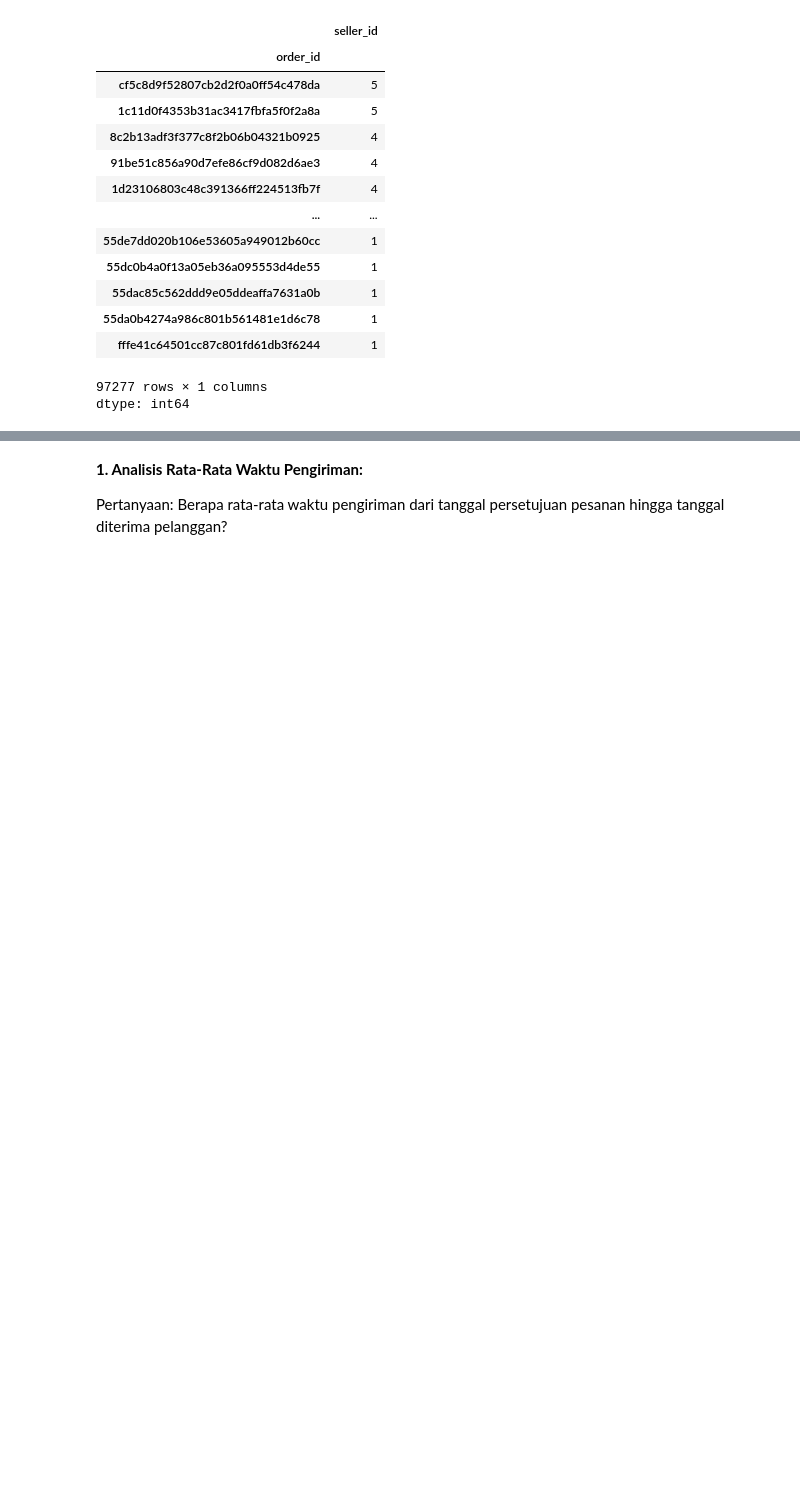
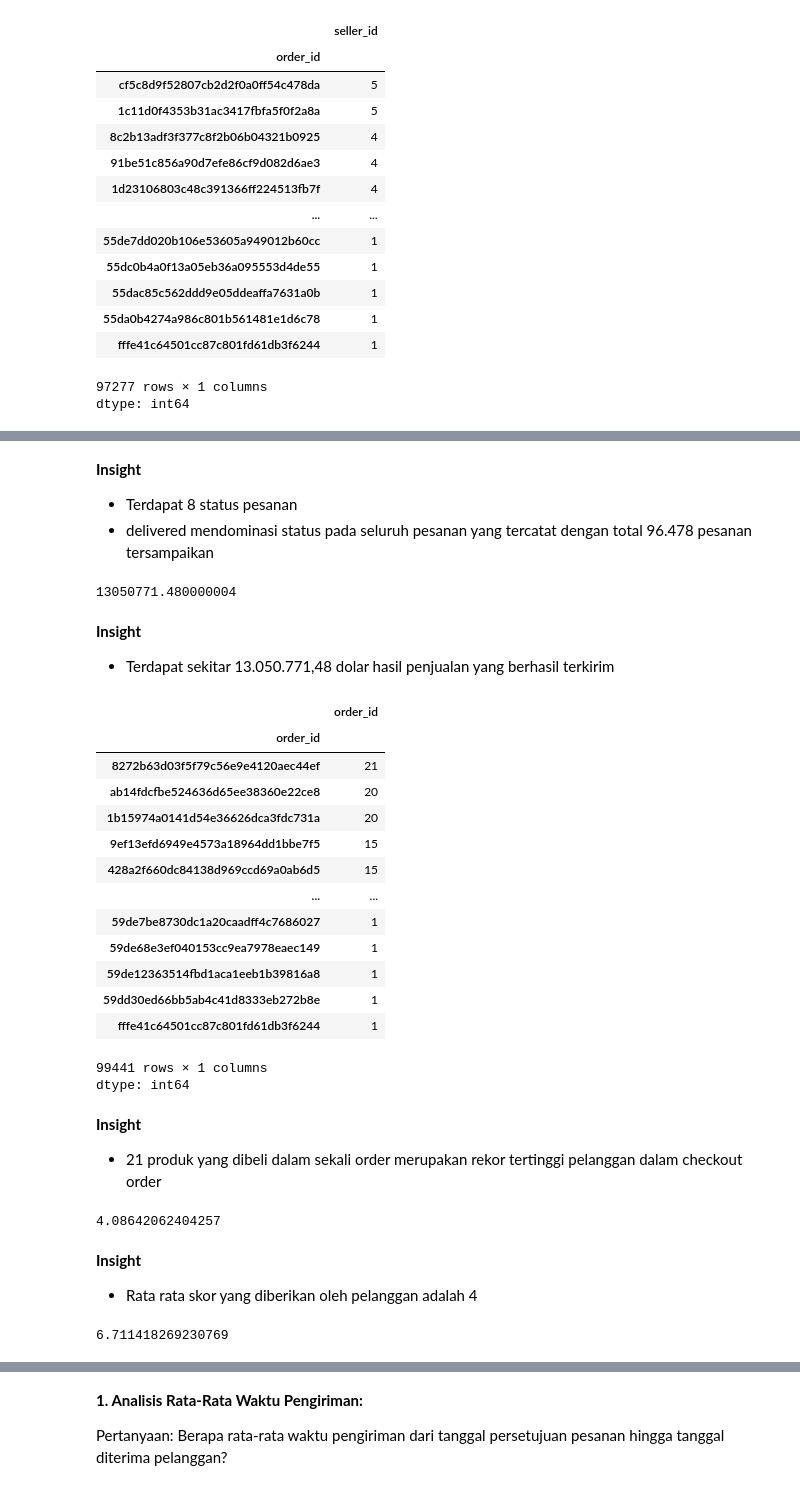
Before and after one commit to haikalee/brazillian-e-commerce-analysis, a Jupyter notebook: notebook.ipynb, the cells around one changed output, grey strips where cells are left out. Drawn from its saved outputs; the diff is of its cells as text; code cells hidden in the pictures; blank space fills up the shorter version.

```diff
--- a/notebook.ipynb
+++ b/notebook.ipynb
@@ -470,0 +495,39 @@ all_df = pd.merge(
+# %% [markdown]
+**Insight**
+* Terdapat 8 status pesanan
+* delivered mendominasi status pada seluruh pesanan yang tercatat dengan total 96.478 pesanan tersampaikan
+# %%
+o_detail_df[o_detail_df['order_status'] == 'delivered'].price.sum()
+# %% [output]
+13050771.480000004
+# %% [markdown]
+**Insight**
+* Terdapat sekitar 13.050.771,48 dolar hasil penjualan yang berhasil terkirim
+# %%
+o_detail_df.groupby('order_id').order_id.count().sort_values(ascending=False)
+# %% [output]
+|  | order_id |
+| order_id |  |
+| 8272b63d03f5f79c56e9e4120aec44ef | 21 |
+| ab14fdcfbe524636d65ee38360e22ce8 | 20 |
+| 1b15974a0141d54e36626dca3fdc731a | 20 |
+| 9ef13efd6949e4573a18964dd1bbe7f5 | 15 |
+| 428a2f660dc84138d969ccd69a0ab6d5 | 15 |
+| ... | ... |
+| 59de7be8730dc1a20caadff4c7686027 | 1 |
+| 59de68e3ef040153cc9ea7978eaec149 | 1 |
+| 59de12363514fbd1aca1eeb1b39816a8 | 1 |
+| 59dd30ed66bb5ab4c41d8333eb272b8e | 1 |
+| fffe41c64501cc87c801fd61db3f6244 | 1 |
+99441 rows × 1 columns
+dtype: int64
+# %% [markdown]
+**Insight**
+* 21 produk yang dibeli dalam sekali order merupakan rekor tertinggi pelanggan dalam checkout order
+# %%
+order_reviews_df.review_score.mean()
+# %% [output]
+4.08642062404257
+# %% [markdown]
+**Insight**
+* Rata rata skor yang diberikan oleh pelanggan adalah 4
@@ -470,0 +542,8 @@ all_df = pd.merge(
+# %%
+order_review_df['review_duration'] = (order_review_df.order_delivered_customer_date - order_review_df.review_creation_date).dt.days
+
+order_review_df.drop(order_review_df[order_review_df['review_duration'] < 0].index, inplace=True)
+
+order_review_df['review_duration'].mean()
+# %% [output]
+6.711418269230769
```
Also changed, not shown: parts of 42 cells of this notebook, 2 other files.
